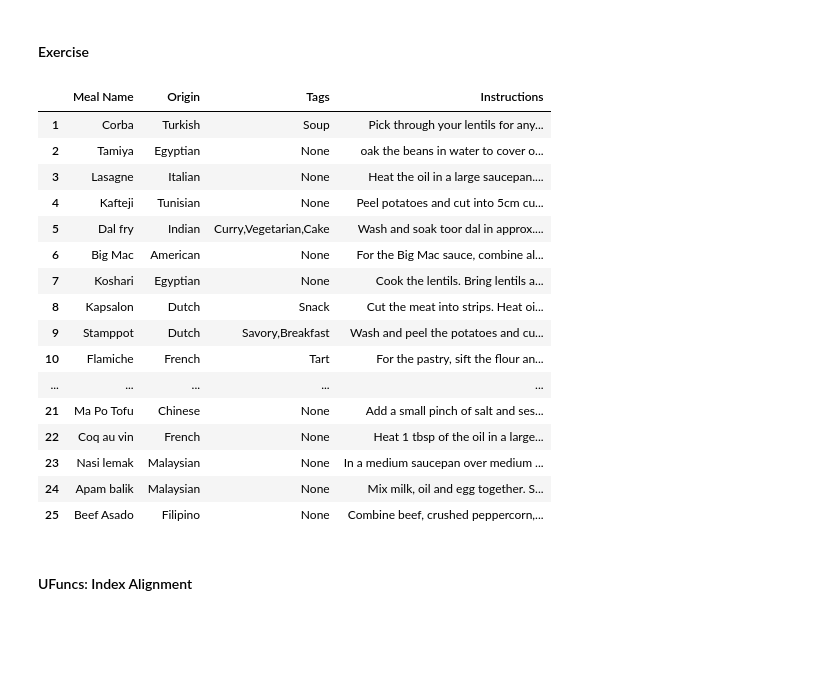
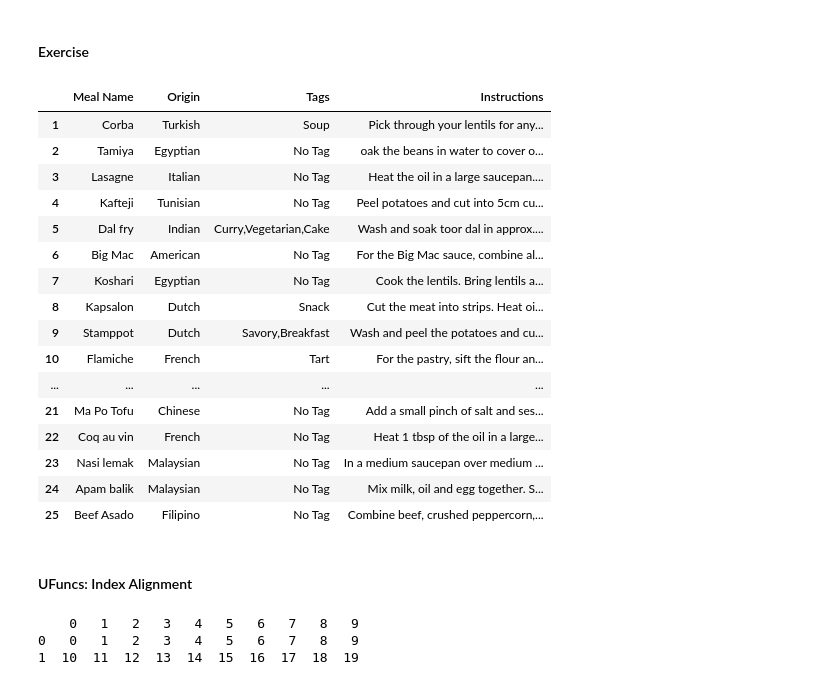
Before and after one commit to HerbSek/Learning-Data-Science, a Jupyter notebook: pandas.ipynb, the cells around one changed output. Drawn from its saved outputs; the diff is of its cells as text; code cells hidden in the pictures; blank space fills up the shorter version.

Commit message:
Working on missing data

```diff
--- a/pandas.ipynb
+++ b/pandas.ipynb
@@ -222,40 +229,68 @@ my_array
 # %%
 import pandas as pd
 import numpy as np
 
 file = pd.read_json('food_data.json')
 data = np.array(file['meals'])
 # print(data)
 my_array = []
 for i ,row in enumerate(data):
     my_array.append([row['strMeal'], row['strArea'],row['strTags'],row['strInstructions']])
 my_array = np.array(my_array)
 index_array = np.arange(len(my_array))
 index_array += 1
 
 for i in range(len(my_array)):
     my_array[:,3][i] = str(my_array[:,3][i]).replace('\r\n', '').replace('\\r\\n', '').replace('0.\t', '').replace('\t', '')
     # my_array[:,2][i] = str(my_array[:,2][i]) + ''
-#  pd.set_option('display.max_colwidth', None)
-my_dataframe = pd.DataFrame({'Meal Name':my_array[:,0], 'Origin':my_array[:,1], 'Tags ':my_array[:,2], 'Instructions':my_array[:,3]}, index=index_array)
+
+    # if my_array[:,2][i] is None:
+    #     my_array[:,2][i] = 'No Tag'
+
+data_dict = {
+             'Meal Name':my_array[:,0],
+             'Origin':my_array[:,1],
+             'Tags ':my_array[:,2],
+             'Instructions':my_array[:,3]
+            }
+# pd.set_option('display.max_colwidth', None)
+my_dataframe = pd.DataFrame(data_dict, index=index_array)
+my_dataframe[my_dataframe.isnull()] = 'No Tag'
 my_dataframe
 # %% [output]
 |  | Meal Name | Origin | Tags | Instructions |
 | 1 | Corba | Turkish | Soup | Pick through your lentils for any... |
-| 2 | Tamiya | Egyptian | None | oak the beans in water to cover o... |
-| 3 | Lasagne | Italian | None | Heat the oil in a large saucepan.... |
-| 4 | Kafteji | Tunisian | None | Peel potatoes and cut into 5cm cu... |
+| 2 | Tamiya | Egyptian | No Tag | oak the beans in water to cover o... |
+| 3 | Lasagne | Italian | No Tag | Heat the oil in a large saucepan.... |
+| 4 | Kafteji | Tunisian | No Tag | Peel potatoes and cut into 5cm cu... |
 | 5 | Dal fry | Indian | Curry,Vegetarian,Cake | Wash and soak toor dal in approx.... |
-| 6 | Big Mac | American | None | For the Big Mac sauce, combine al... |
-| 7 | Koshari | Egyptian | None | Cook the lentils. Bring lentils a... |
+| 6 | Big Mac | American | No Tag | For the Big Mac sauce, combine al... |
+| 7 | Koshari | Egyptian | No Tag | Cook the lentils. Bring lentils a... |
 | 8 | Kapsalon | Dutch | Snack | Cut the meat into strips. Heat oi... |
 | 9 | Stamppot | Dutch | Savory,Breakfast | Wash and peel the potatoes and cu... |
 | 10 | Flamiche | French | Tart | For the pastry, sift the flour an... |
 | ... | ... | ... | ... | ... |
-| 21 | Ma Po Tofu | Chinese | None | Add a small pinch of salt and ses... |
-| 22 | Coq au vin | French | None | Heat 1 tbsp of the oil in a large... |
-| 23 | Nasi lemak | Malaysian | None | In a medium saucepan over medium ... |
-| 24 | Apam balik | Malaysian | None | Mix milk, oil and egg together. S... |
-| 25 | Beef Asado | Filipino | None | Combine beef, crushed peppercorn,... |
+| 21 | Ma Po Tofu | Chinese | No Tag | Add a small pinch of salt and ses... |
+| 22 | Coq au vin | French | No Tag | Heat 1 tbsp of the oil in a large... |
+| 23 | Nasi lemak | Malaysian | No Tag | In a medium saucepan over medium ... |
+| 24 | Apam balik | Malaysian | No Tag | Mix milk, oil and egg together. S... |
+| 25 | Beef Asado | Filipino | No Tag | Combine beef, crushed peppercorn,... |
 # %% [markdown]
 #### UFuncs: Index Alignment
+# %%
+import pandas as pd
+import random as rng
+import numpy as np
+# A = pd.Series([2, 4, 6], index=[0, 1, 2])
+# B = pd.Series([1, 3, 5], index=[1, 2, 3])
+# A.add(B,fill_value =0)
+
+
+A = pd.DataFrame(np.arange(0, 20).reshape((2,10)))
+print(A)
+# B = pd.DataFrame(np.arange(0, 10).reshape((3,3)),columns=list('BAC'))
+# print(B)
+# %% [output]
+    0   1   2   3   4   5   6   7   8   9
+0   0   1   2   3   4   5   6   7   8   9
+1  10  11  12  13  14  15  16  17  18  19
```
Also changed, not shown: parts of 7 cells of this notebook.
